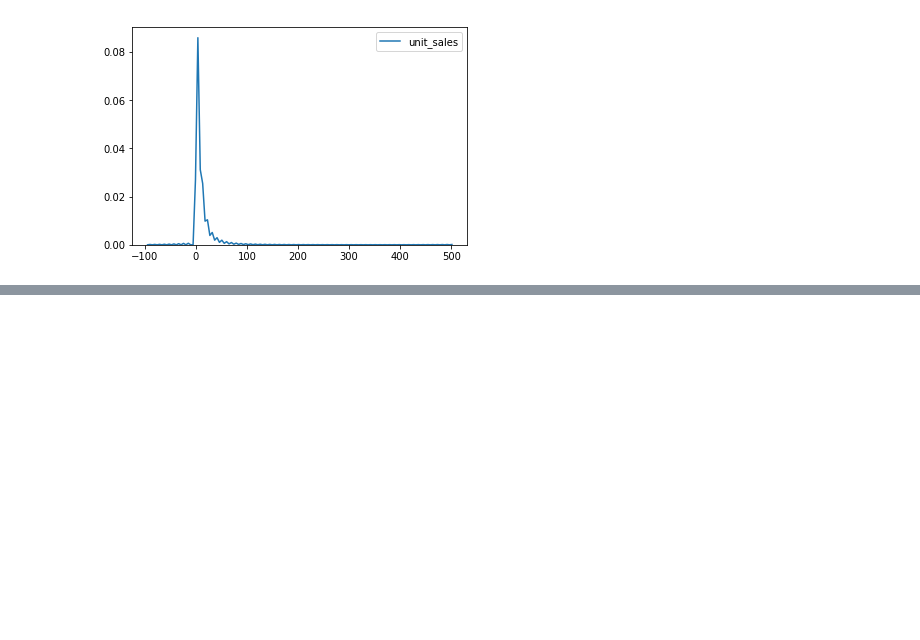
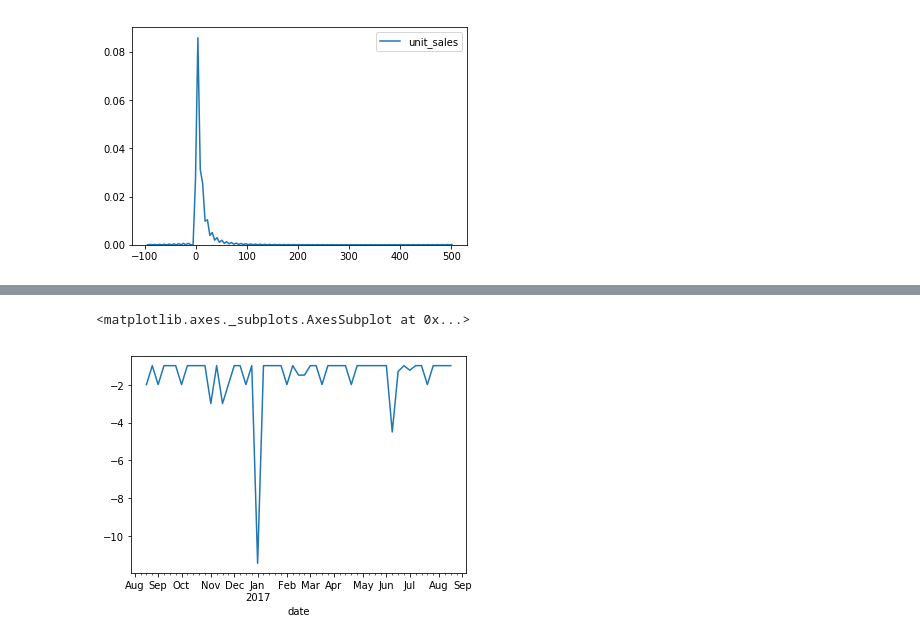
Before and after one commit to thoughtworks/twde-datalab, a Jupyter notebook: analysis/Exploratory_Analysis.ipynb, the cells around one changed output, grey strips where cells are left out. Saved outputs shown, nothing was run; the diff lists cells and outputs as text; code cells hidden in the pictures; blank space fills up the shorter version.

```diff
--- a/analysis/Exploratory_Analysis.ipynb
+++ b/analysis/Exploratory_Analysis.ipynb
@@ -144,0 +171,5 @@ sns.kdeplot(majority_of_data.unit_sales, clip=[-100,500])
+# %%
+data[data.unit_sales < 0].unit_sales.resample('W').median().plot(x='index',y='unit_sales')
+# %% [output]
+<matplotlib.axes._subplots.AxesSubplot at 0x...>
+[figure, added]
```
Also changed, not shown: parts of 9 cells of this notebook.
